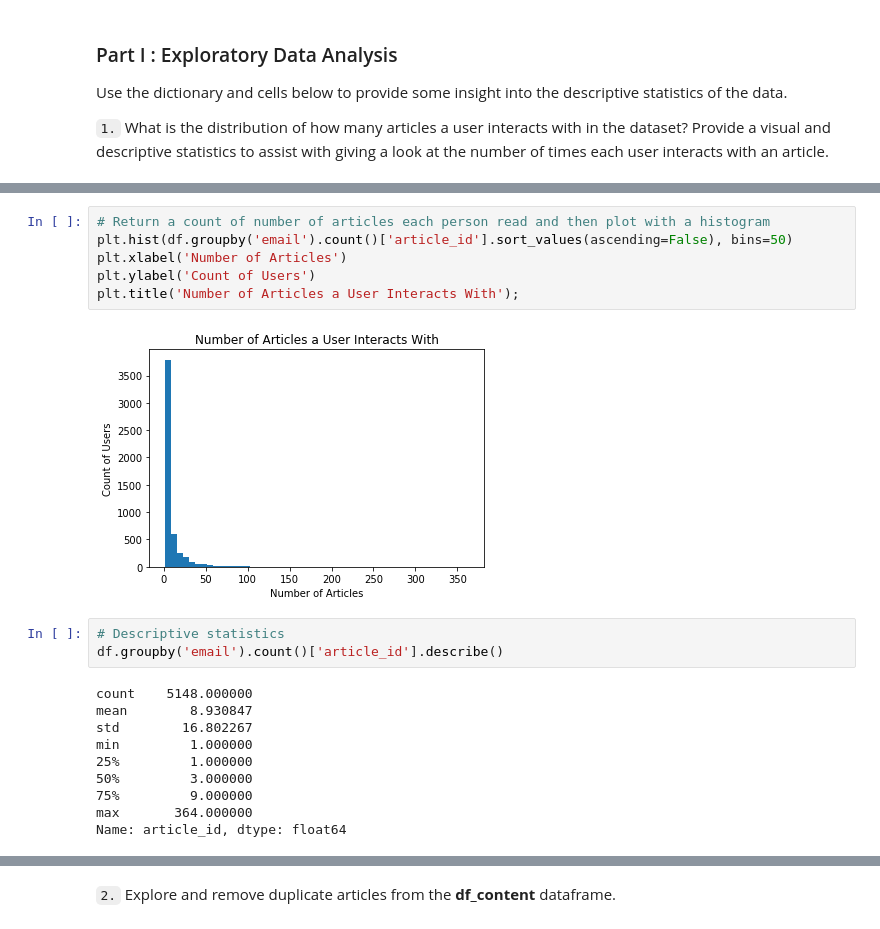
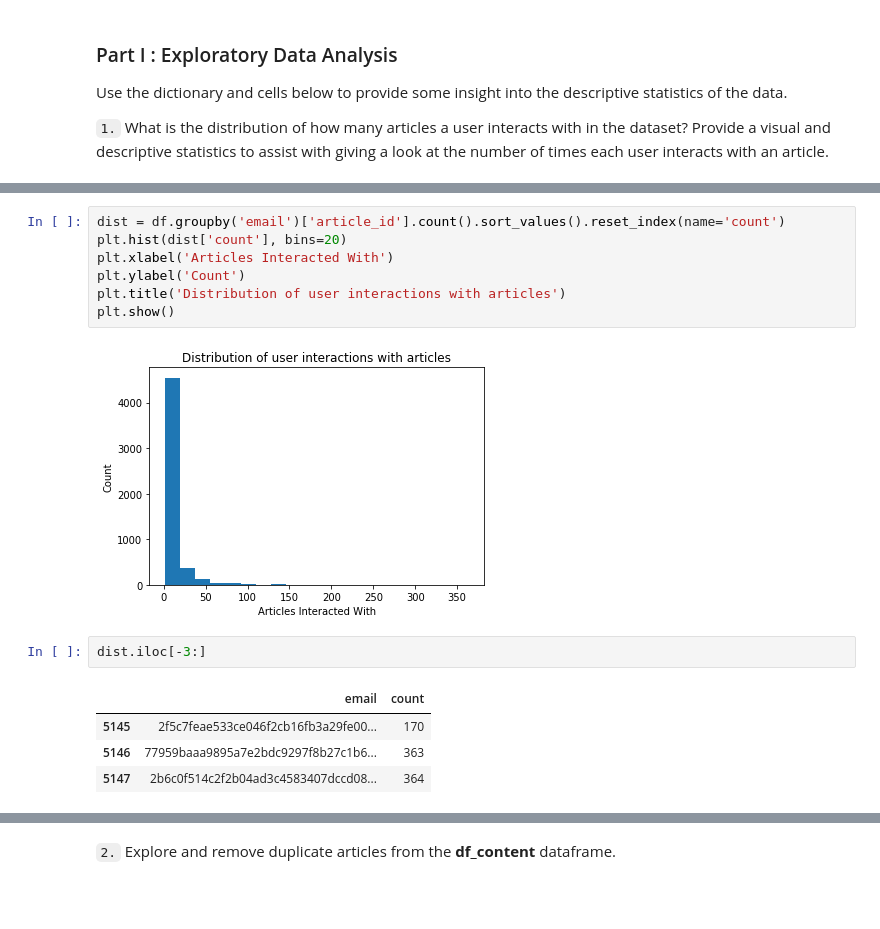
Before and after one commit to chrispmaag/recommendations_with_ibm, a Jupyter notebook: Recommendations_with_IBM.ipynb, the cells around one changed output, grey strips where cells are left out. Drawn from its saved outputs; the diff is of its cells as text; blank space fills up the shorter version.

```diff
--- a/Recommendations_with_IBM.ipynb
+++ b/Recommendations_with_IBM.ipynb
@@ -86,21 +52,16 @@ dtype: int64
-# %%
-# Return a count of number of articles each person read and then plot with a histogram
-plt.hist(df.groupby('email').count()['article_id'].sort_values(ascending=False), bins=50)
-plt.xlabel('Number of Articles')
-plt.ylabel('Count of Users')
-plt.title('Number of Articles a User Interacts With');
-# %% [output]
-[figure, removed]
-# %%
-# Descriptive statistics
-df.groupby('email').count()['article_id'].describe()
-# %% [output]
-count    5148.000000
-mean        8.930847
-std        16.802267
-min         1.000000
-25%         1.000000
-50%         3.000000
-75%         9.000000
-max       364.000000
-Name: article_id, dtype: float64
+# %%
+dist = df.groupby('email')['article_id'].count().sort_values().reset_index(name='count')
+plt.hist(dist['count'], bins=20)
+plt.xlabel('Articles Interacted With')
+plt.ylabel('Count')
+plt.title('Distribution of user interactions with articles')
+plt.show()
+# %% [output]
+[figure, added]
+# %%
+dist.iloc[-3:]
+# %% [output]
+|  | email | count |
+| 5145 | 2f5c7feae533ce046f2cb16fb3a29fe00... | 170 |
+| 5146 | 77959baaa9895a7e2bdc9297f8b27c1b6... | 363 |
+| 5147 | 2b6c0f514c2f2b04ad3c4583407dccd08... | 364 |
```
Also changed, not shown: parts of 92 cells of this notebook.
